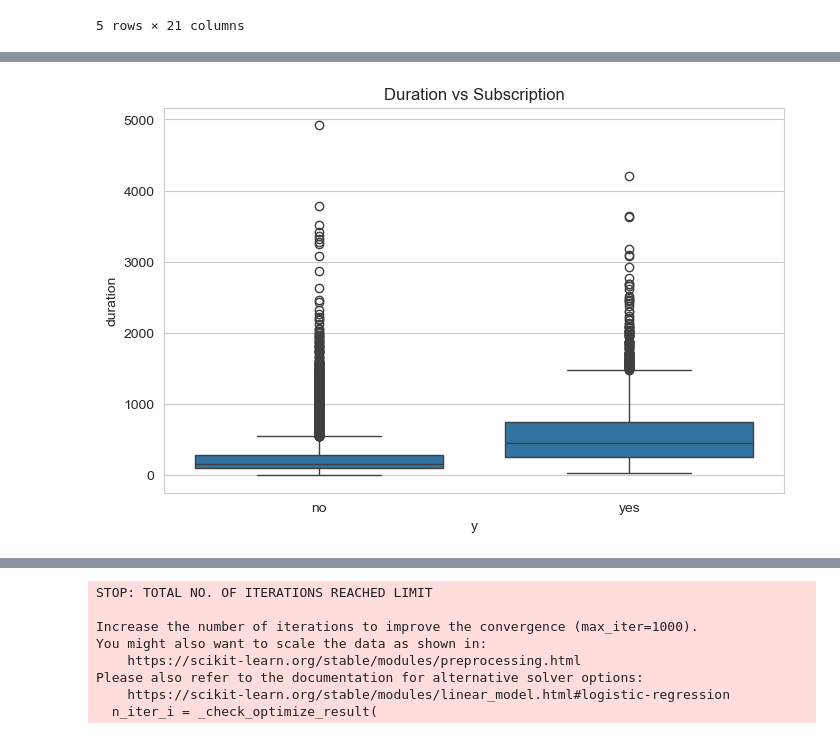
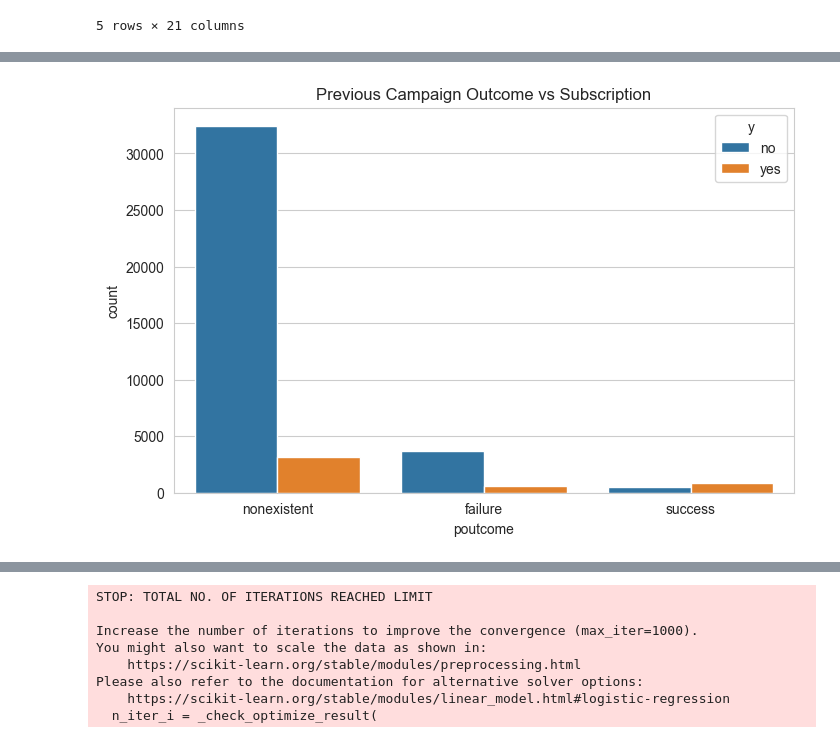
Before and after one commit to 1419Nitesh/intership_project, a Jupyter notebook: Main.ipynb, the cells around one changed output, grey strips where cells are left out. Cells and saved outputs as stored; diff of their text form; code cells hidden in the pictures.

```diff
--- a/Main.ipynb
+++ b/Main.ipynb
@@ -1,4 +1,5 @@
 # %%
+# imports libraries
 import pandas as pd
 import numpy as np
 import seaborn as sns
@@ -8,7 +9,7 @@ import matplotlib.pyplot as plt
 sns.set_style("whitegrid")
 
 # Load dataset (change path if needed)
-df = pd.read_csv("bank-additional-full.csv")
+df = pd.read_csv("bank-additional-full.csv.xls")
 
 # Show first 5 rows
 df.head()
@@ -88,7 +122,8 @@ plt.show()
 # %%
+# Previous Outcome
 plt.figure(figsize=(8,5))
-sns.boxplot(x='y', y='duration', data=df)
-plt.title("Duration vs Subscription")
+sns.countplot(x='poutcome', hue='y', data=df)
+plt.title("Previous Campaign Outcome vs Subscription")
 plt.show()
 # %% [output]
-[figure, old version]
+[figure, new version]
```
Also changed, not shown: parts of 30 cells of this notebook, 3 other files.
